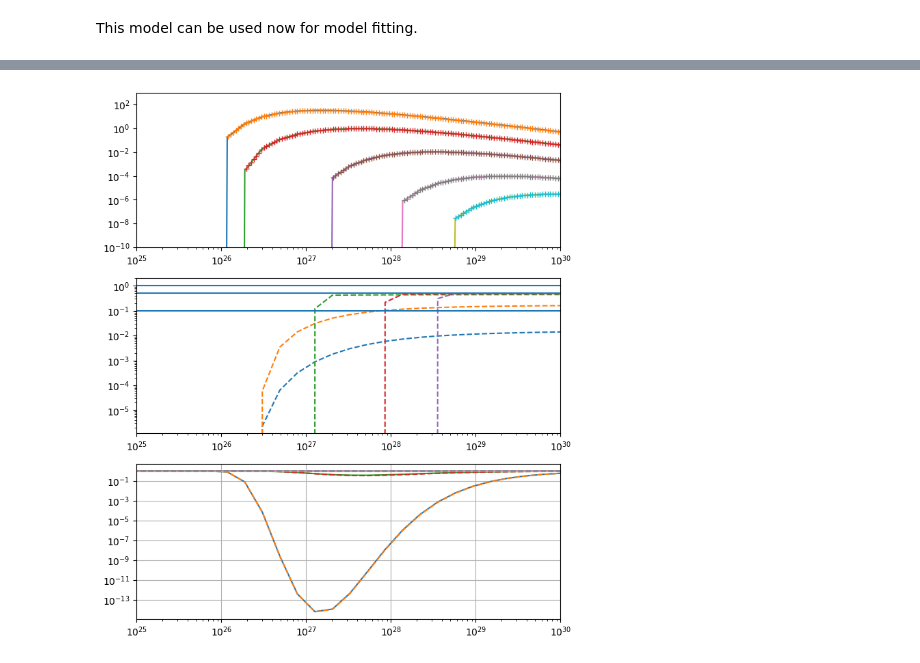
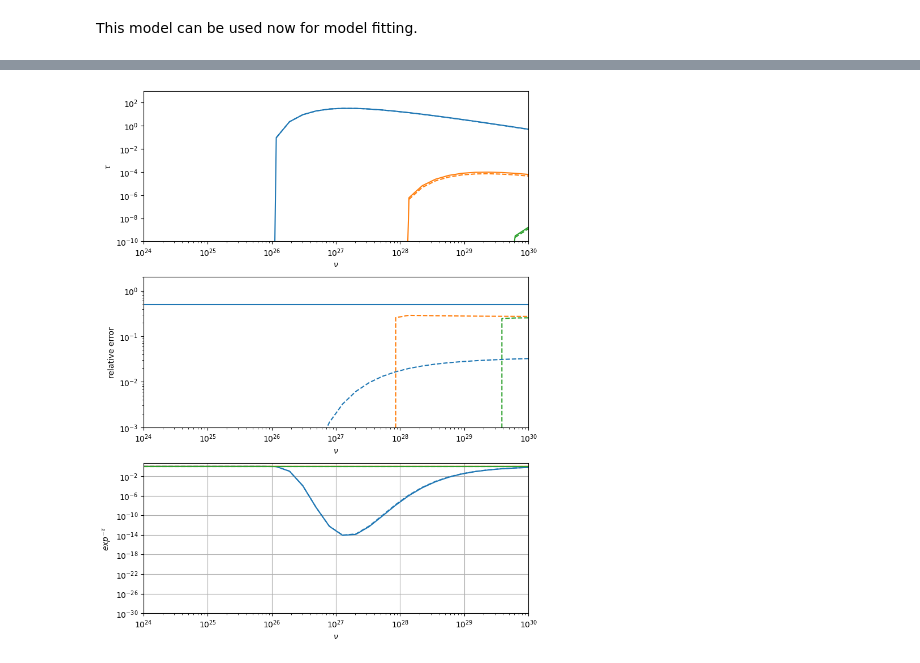
Before and after one commit to andreatramacere/jetset, a Jupyter notebook: doc/documentation_notebooks/notebooks/internal_abs/int_abs.ipynb, the cells around one changed output, grey strips where cells are left out. Saved outputs shown, nothing was run; the diff lists cells and outputs as text; code cells hidden in the pictures.

```diff
--- a/doc/documentation_notebooks/notebooks/internal_abs/int_abs.ipynb
+++ b/doc/documentation_notebooks/notebooks/internal_abs/int_abs.ipynb
@@ -25,7 +25,7 @@ ebl_franceschini=EBLAbsorptionTemplate.from_name('Franceschini_2008')
 
 
 jetset_model = Jet(name="compact_int_abs",emitters_distribution="bkn",beaming_expr='bulk_theta')
-jetset_model.add_EC_component(EC_components_list=['EC_DT','EC_BLR'],disk_type='BB')
+jetset_model.add_EC_component(EC_components_list=['EC_DT','EC_BLR','EC_Corona'],disk_type='BB')
 jetset_model.make_conical_jet(theta_open=5,R=1E16)
 jetset_model.set_EC_dependencies()
 
@@ -127,7 +177,6 @@ internal absorption  for component: DT
 # %%
 jetset_model.remove_internal_absorption('DT')
 # %%
-jetset_model.set_num_c_threads(6)
 %timeit jetset_model.eval()
 jetset_model.show_internal_absorption_components()
 # %% [output]
@@ -146,2 +191,0 @@ jetset_model.remove_internal_absorption('DT')
-# %%
-jetset_model.set_num_c_threads(14)
@@ -148,10 +210,5 @@ jetset_model.set_num_c_threads(14)
 # %%
-jetset_model.spectral_components.SSC.state='on'
-jetset_model.spectral_components.Sync.state='self-abs'
-jetset_model.spectral_components.EC_BLR.state='off'
-jetset_model.spectral_components.EC_DT.state='on'
-jetset_model.spectral_components.DT.state='on'
-jetset_model.spectral_components.Disk.state='off'
-jetset_model.show_internal_absorption_components()
+jetset_model.enable_internal_absorption('DT',use_R_H_profile_extrapolation=True,use_sigma_gamma_gamma_fast=True)
+
 %timeit jetset_model.eval()
 # %% [output]
@@ -186,44 +234,53 @@ In the following some plots showing the accuracy effect when using `use_R_H_prof
 # %%
 from matplotlib import pylab as plt
 jetset_model.parameters.tau_BLR.val=0.1
+#jetset_model.parameters.T_DT.val=1000
 fig,axs=plt.subplots(3,1,figsize=(8,10))
 nu_tau=np.logspace(24,30,30)
 R_DT=jetset_model.parameters.R_DT.val
-for f in [0.1,1,2,5,10]:
+colors = ['C0','C1','C2']
+comp='DT'
+for ID,f in enumerate([0.1,5,30]):
     jetset_model.parameters.R_H.val=R_DT*f
-    jetset_model.enable_internal_absorption('DT',N_R_H=50,N_theta=50,N_soft=50,N_hard=100,use_R_H_profile_extrapolation=False)
-    y,x=jetset_model.eval_internal_absorption(comp='DT',peak=False,nu=nu_tau)
-    x=x*u.Hz
-    x1=np.logspace(24,30,200)
-    tau_interp = 10**np.interp(np.log10(x1), np.log10(x.value), np.log10(y))
-
-    axs[0].loglog( x,y)
-    axs[0].loglog( x1,tau_interp,'+')
-
-
-    jetset_model.enable_internal_absorption('DT',N_R_H=50,N_theta=50,N_soft=50,N_hard=100,use_R_H_profile_extrapolation=True)
-    y1,x=jetset_model.eval_internal_absorption(comp='DT',peak=False,nu=nu_tau)
+    jetset_model.eval()
+    jetset_model.enable_internal_absorption(comp,N_R_H=50,N_theta=50,N_soft=50,N_hard=50,use_R_H_profile_extrapolation=False)
+    y,x=jetset_model.eval_internal_absorption(comp=comp,peak=False,nu=nu_tau)
 
     x=x*u.Hz
 
+    axs[0].loglog( x,y,c=colors[ID])
+    jetset_model.enable_internal_absorption(comp,N_R_H=50,N_theta=50,N_soft=50,N_hard=50,use_R_H_profile_extrapolation=True,use_sigma_gamma_gamma_fast=False)
+    y1,x=jetset_model.eval_internal_absorption(comp=comp,peak=False,nu=nu_tau)
+    x=x*u.Hz
+    msk=y>1E-10
+    axs[0].loglog( x[msk],y1[msk],'--',c=colors[ID])
 
-    axs[1].loglog( x,np.fabs(y1-y)/y,'--')
+    axs[1].loglog( x,np.fabs(y1-y)/y,'--',c=colors[ID])
 
-    axs[2].loglog( x,np.exp(-y),'-')
-    axs[2].loglog( x,np.exp(-y1),'--')
-axs[0].set_xlim(1E25,1E30)
-axs[1].set_xlim(1E25,1E30)
-axs[2].set_xlim(1E25,1E30)
+    axs[2].loglog( x,np.exp(-y),'-',c=colors[ID])
+    axs[2].loglog( x,np.exp(-y1),'--',c=colors[ID])
+axs[0].set_xlim(1E24,1E30)
 
-axs[1].axhline(1)
+axs[1].set_xlim(1E24,1E30)
+axs[2].set_xlim(1E24,1E30)
+
+
 axs[1].axhline(.5)
-axs[1].axhline(.1)
+
 axs[0].set_ylim(1E-10,1E3)
+axs[1].set_ylim(1E-3,2)
+axs[2].set_ylim(1E-30,)
+axs[0].set_xlabel(r'$\nu$')
+axs[1].set_xlabel(r'$\nu$')
+axs[2].set_xlabel(r'$\nu$')
 
-axs[1].set_ylim(None,2)
+axs[0].set_ylabel(r'$\tau$')
+axs[1].set_ylabel(r'relative error')
+axs[2].set_ylabel(r'$exp^{-\tau}$')
+plt.tight_layout()
 plt.grid()
 # %% [output]
-[figure, old version]
+[figure, new version]
 # %%
 from matplotlib import pylab as plt
 jetset_model.parameters.tau_BLR.val=0.1
```
Also changed, not shown: parts of 27 cells of this notebook.
